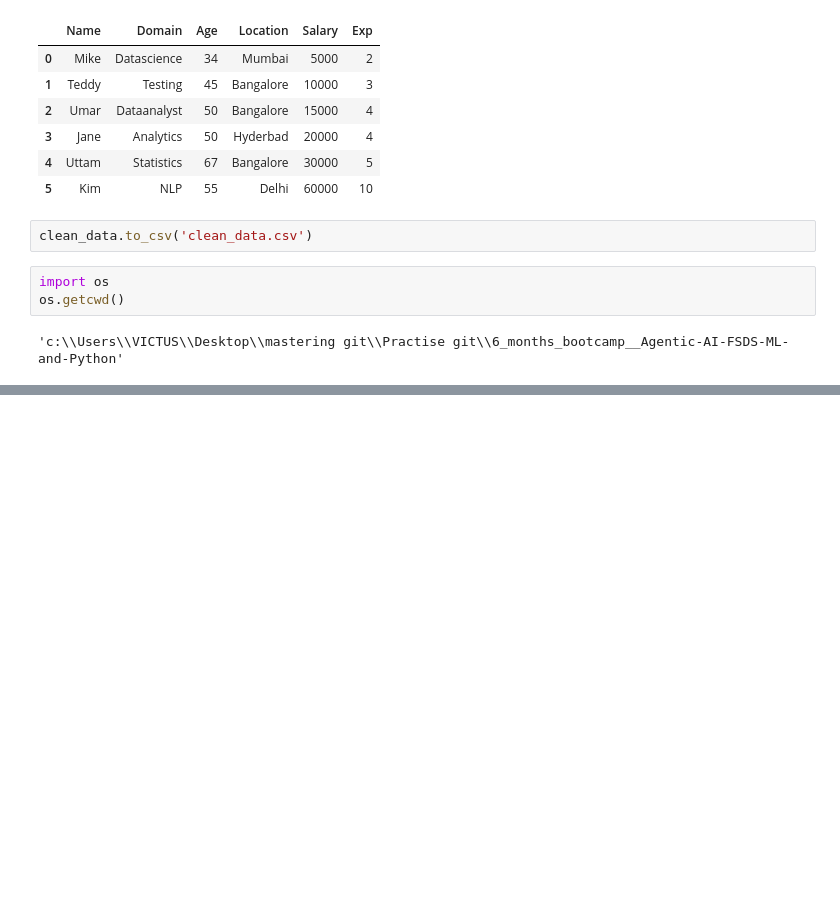
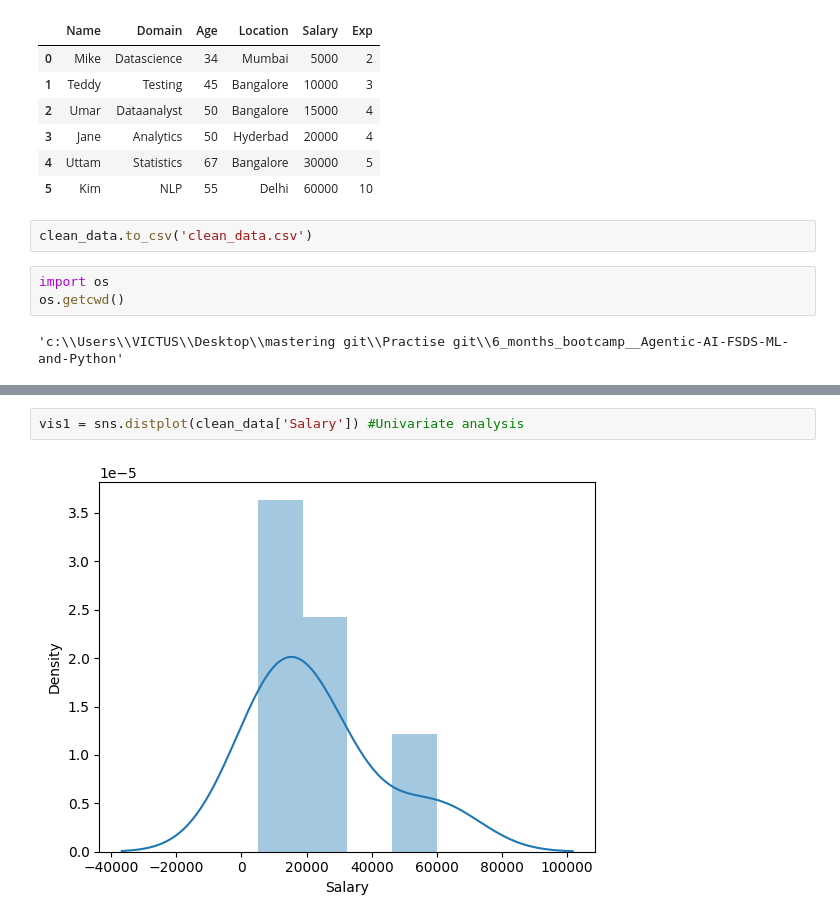
Before and after one commit to codebyALEEM/6_months_bootcamp__Agentic-AI-FSDS-ML-and-Python, a Jupyter notebook: S_EDA_Technique_Practical.ipynb, the cells around one changed output, grey strips where cells are left out. Cells and saved outputs as stored; diff of their text form; blank space fills up the shorter version.

```diff
--- a/S_EDA_Technique_Practical.ipynb
+++ b/S_EDA_Technique_Practical.ipynb
@@ -465,0 +512,4 @@ os.getcwd()
+# %%
+vis1 = sns.distplot(clean_data['Salary']) #Univariate analysis
+# %% [output]
+[figure, added]
```
Also changed, not shown: parts of 25 cells of this notebook.
